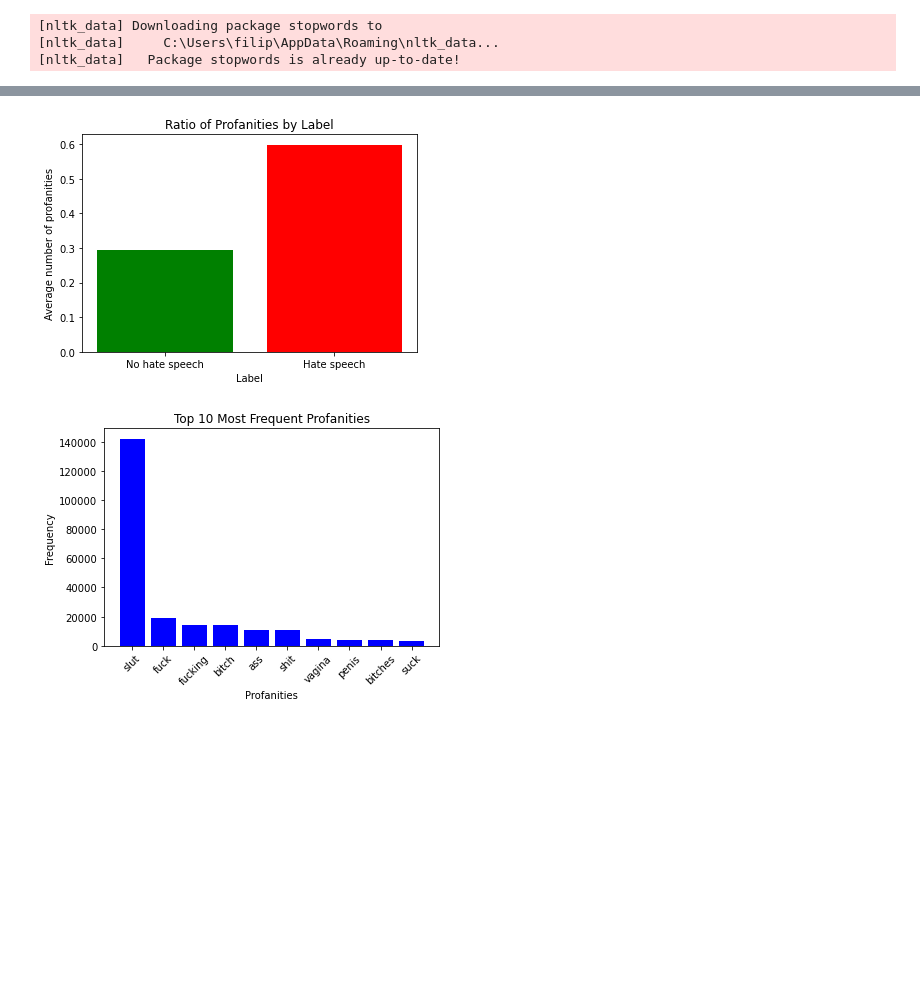
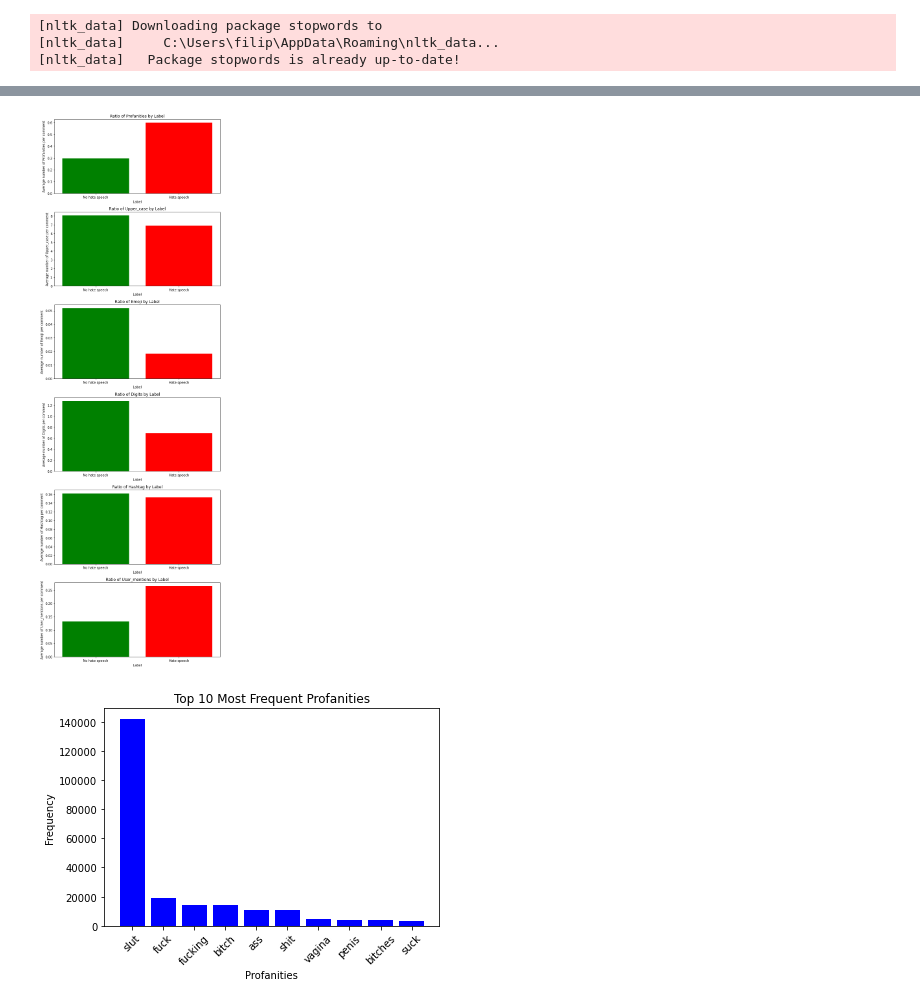
Before and after one commit to FilippoSechi/HateSpeechDetection, a Jupyter notebook: notebook.ipynb, the cells around one changed output, grey strips where cells are left out. Cells and saved outputs as stored; diff of their text form; code cells hidden in the pictures; blank space fills up the shorter version.

```diff
--- a/notebook.ipynb
+++ b/notebook.ipynb
@@ -262,26 +278,37 @@ Name: Profanities, dtype: int64
 [figure]
-# %%
-import matplotlib.pyplot as plt
-import numpy as np
-
-# Calculate ratios
-total_counts = df['Label'].value_counts()  # Count the occurrences of each label (0 and 1)
-profanities_0 = df.loc[df['Label'] == 0, 'Profanities']  # Profanities for label 0
-profanities_1 = df.loc[df['Label'] == 1, 'Profanities']  # Profanities for label 1
-ratio_0 = np.sum(profanities_0) / total_counts[0]  # Ratio of profanities for label 0
-ratio_1 = np.sum(profanities_1) / total_counts[1]  # Ratio of profanities for label 1
-
-# Plotting the stacked bar chart
-categories = ['No hate speech', 'Hate speech']
-colors = ['green', 'red']
-
-plt.bar(categories, [ratio_0, ratio_1], color=colors)
-plt.xlabel('Label')
-plt.ylabel('Average number of profanities')
-plt.title('Ratio of Profanities by Label')
-plt.show()
-# %% [output]
-[figure, removed]
+# %%
+import matplotlib.pyplot as plt
+import numpy as np
+
+def ratio(attribute):
+    # Calculate ratios
+    total_counts = df['Label'].value_counts()  # Count the occurrences of each label (0 and 1)
+    profanities_0 = df.loc[df['Label'] == 0, attribute]  # Profanities for label 0
+    profanities_1 = df.loc[df['Label'] == 1, attribute]  # Profanities for label 1
+    ratio_0 = np.sum(profanities_0) / total_counts[0]  # Ratio of profanities for label 0
+    ratio_1 = np.sum(profanities_1) / total_counts[1]  # Ratio of profanities for label 1
+
+    return [ratio_0, ratio_1]
+
+# Plotting the stacked bar charts
+categories = ['No hate speech', 'Hate speech']
+colors = ['green', 'red']
+
+attributes = ["Profanities", "Upper_case", "Emoji", "Digits", "Hashtag", "User_mentions"]
+ratios = [ratio(attr) for attr in attributes]
+
+fig, axs = plt.subplots(len(attributes), 1, figsize=(8, len(attributes) * 4))
+
+for i in range(len(attributes)):
+    axs[i].bar(categories, ratios[i], color=colors)
+    axs[i].set_xlabel('Label')
+    axs[i].set_ylabel('Average number of ' + attributes[i] + ' per comment')
+    axs[i].set_title('Ratio of ' + attributes[i] + ' by Label')
+
+plt.tight_layout()
+plt.show()
+# %% [output]
+[figure, added]
 # %%
 import matplotlib.pyplot as plt
 import numpy as np
```
Also changed, not shown: parts of 29 cells of this notebook.
